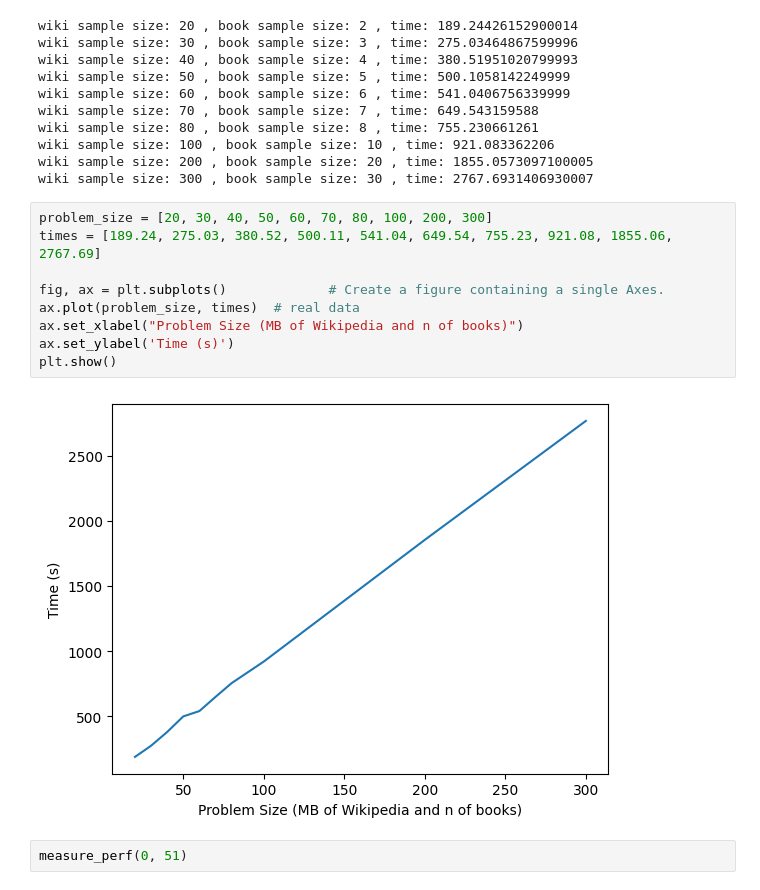
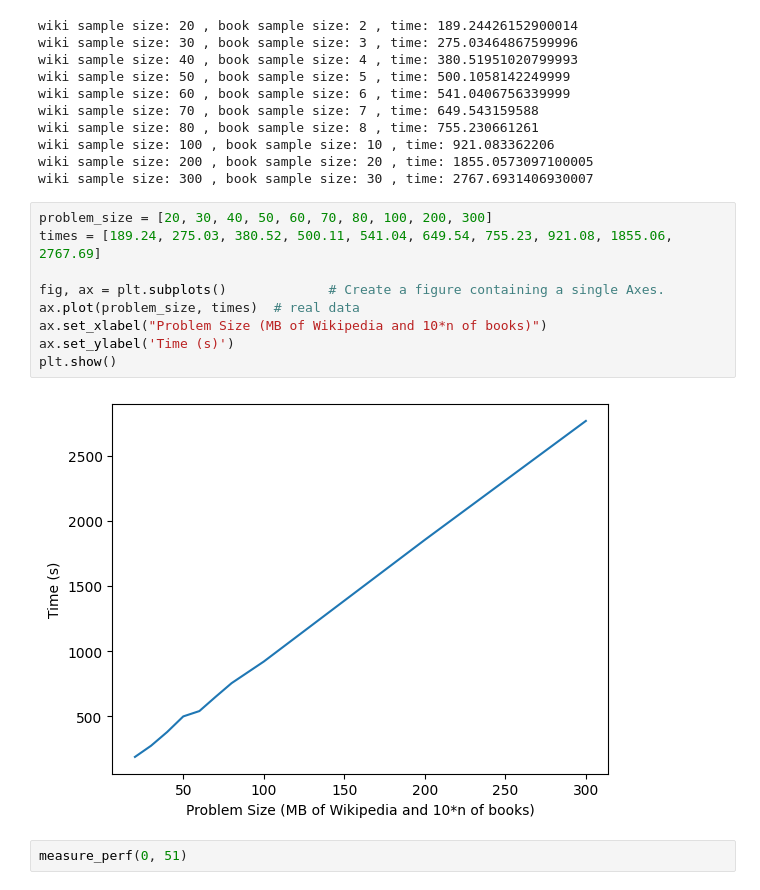
Before and after one commit to vk4444/DATA301_Project, a Jupyter notebook: code.ipynb, the cells around one changed output. Drawn from its saved outputs; the diff is of its cells as text.

Commit message:
updated figure

```diff
--- a/code.ipynb
+++ b/code.ipynb
@@ -1418,14 +1418,14 @@ wiki sample size: 300 , book sample size: 30 , time: 2767.6931406930007
 # %%
 problem_size = [20, 30, 40, 50, 60, 70, 80, 100, 200, 300]
 times = [189.24, 275.03, 380.52, 500.11, 541.04, 649.54, 755.23, 921.08, 1855.06, 2767.69]
 
 fig, ax = plt.subplots()             # Create a figure containing a single Axes.
 ax.plot(problem_size, times)  # real data
-ax.set_xlabel("Problem Size (MB of Wikipedia and n of books)")
+ax.set_xlabel("Problem Size (MB of Wikipedia and 10*n of books)")
 ax.set_ylabel('Time (s)')
 plt.show()
 # %% [output]
-[figure, old version]
+[figure, new version]
 # %%
 measure_perf(0, 51)
 # %% [output]
```
